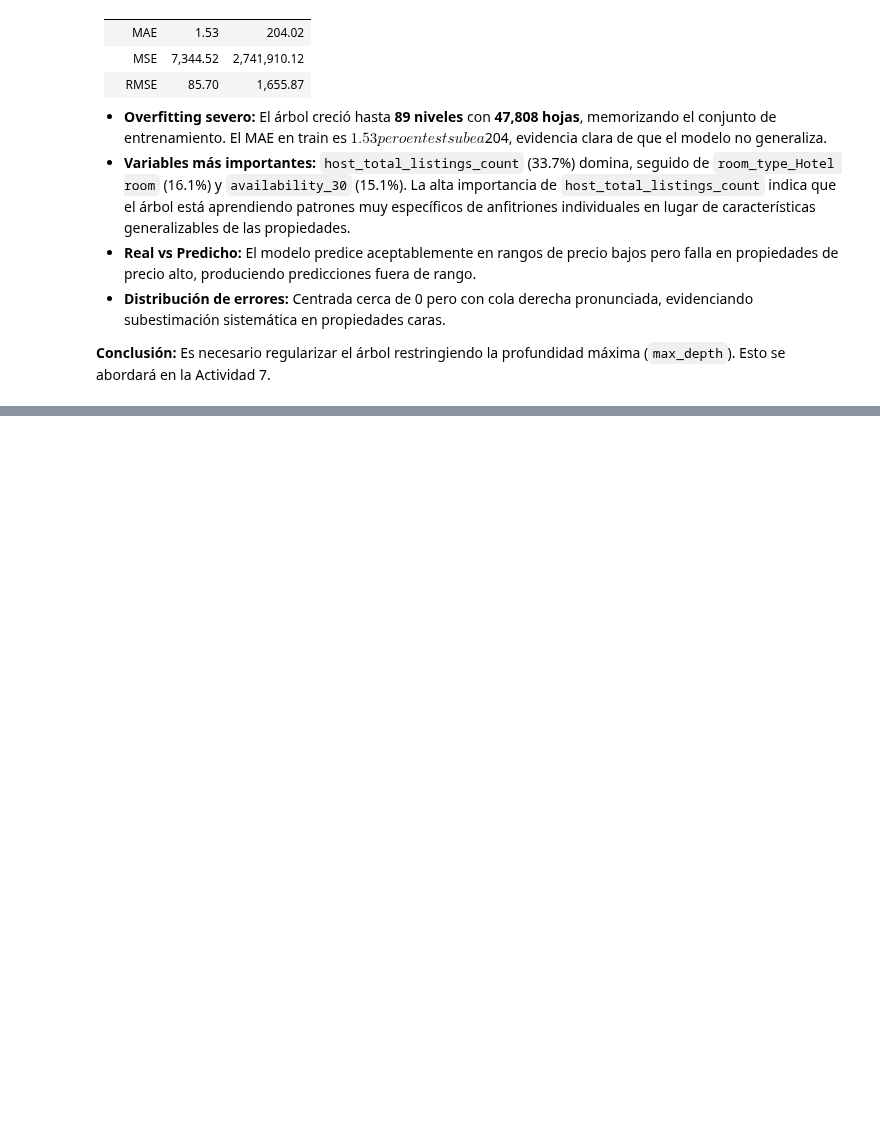
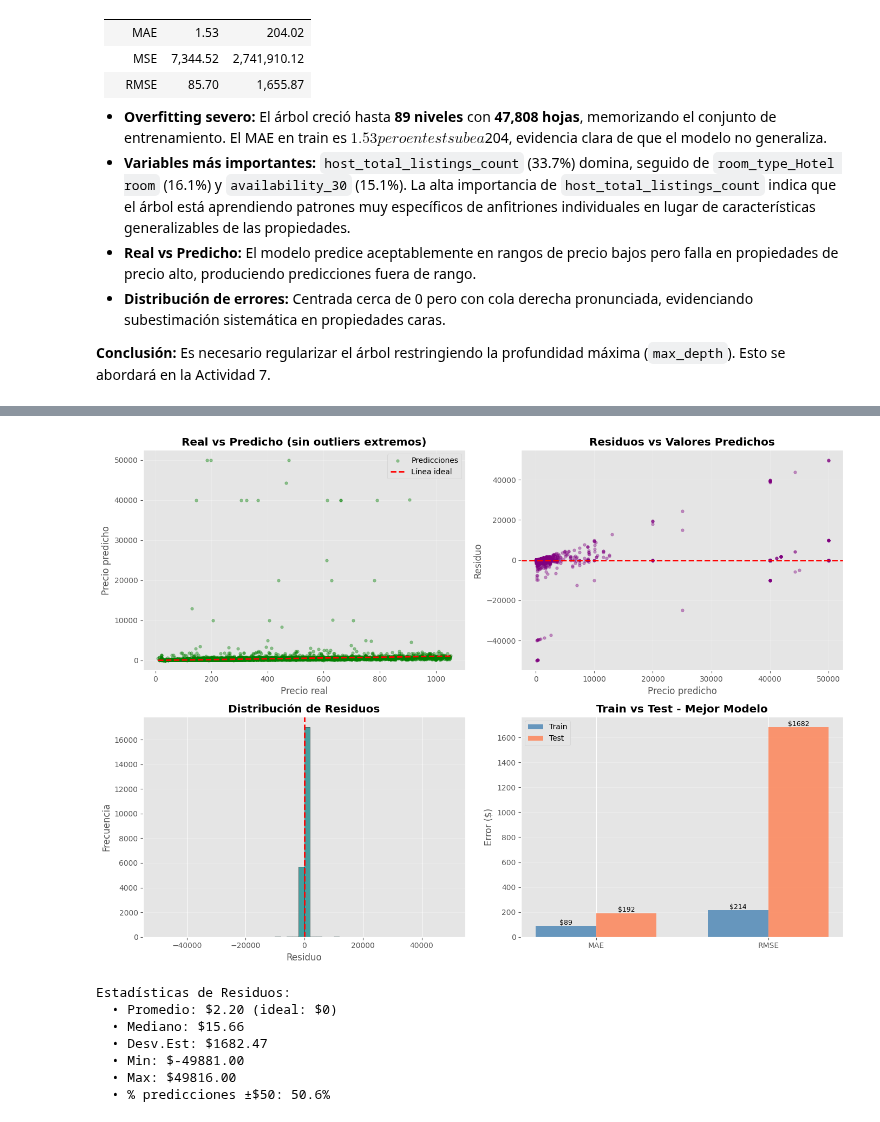
Before and after one commit to FerAHMz/lab4-md, a Jupyter notebook: lab4.ipynb, the cells around one changed output, grey strips where cells are left out. Saved outputs shown, nothing was run; the diff lists cells and outputs as text; code cells hidden in the pictures; blank space fills up the shorter version.

```diff
--- a/lab4.ipynb
+++ b/lab4.ipynb
@@ -751,0 +1199,79 @@ host_total_listings_count                 0.3373
+# %%
+### 7.4 Visualizaciones del Mejor Modelo
+
+fig, axes = plt.subplots(2, 2, figsize=(14, 10))
+
+# 1. Real vs Predicho
+p95_best = y_test.quantile(0.95)
+mask_viz = y_test <= p95_best
+
+axes[0, 0].scatter(y_test[mask_viz], yp_best_test[mask_viz],
+                   color='green', alpha=0.4, s=15, label='Predicciones')
+axes[0, 0].plot([y_test.min(), p95_best], [y_test.min(), p95_best], 'r--', lw=2, label='Línea ideal')
+axes[0, 0].set_title('Real vs Predicho (sin outliers extremos)', fontweight='bold')
+axes[0, 0].set_xlabel('Precio real')
+axes[0, 0].set_ylabel('Precio predicho')
+axes[0, 0].legend()
+axes[0, 0].grid(alpha=0.3)
+
+# 2. Residuos vs Predichos
+residuos_best = yp_best_test - y_test.values
+
+axes[0, 1].scatter(yp_best_test, residuos_best, color='purple', alpha=0.4, s=15)
+axes[0, 1].axhline(y=0, color='red', linestyle='--', linewidth=2)
+axes[0, 1].set_title('Residuos vs Valores Predichos', fontweight='bold')
+axes[0, 1].set_xlabel('Precio predicho')
+axes[0, 1].set_ylabel('Residuo')
+axes[0, 1].grid(alpha=0.3)
+
+# 3. Distribución de residuos
+axes[1, 0].hist(residuos_best, bins=50, color='teal', edgecolor='black', alpha=0.7)
+axes[1, 0].axvline(x=0, color='red', linestyle='--', linewidth=2)
+axes[1, 0].set_title('Distribución de Residuos', fontweight='bold')
+axes[1, 0].set_xlabel('Residuo')
+axes[1, 0].set_ylabel('Frecuencia')
+axes[1, 0].grid(alpha=0.3, axis='y')
+
+# 4. Comparación Train vs Test
+metrics_names = ['MAE', 'RMSE']
+train_vals = [mae_best_train, rmse_best_train]
+test_vals = [mae_best_test, rmse_best_test]
+
+x_pos = np.arange(len(metrics_names))
+width = 0.35
+
+axes[1, 1].bar(x_pos - width/2, train_vals, width, label='Train', color='steelblue', alpha=0.8)
+axes[1, 1].bar(x_pos + width/2, test_vals, width, label='Test', color='coral', alpha=0.8)
+axes[1, 1].set_title('Train vs Test - Mejor Modelo', fontweight='bold')
+axes[1, 1].set_ylabel('Error ($)')
+axes[1, 1].set_xticks(x_pos)
+axes[1, 1].set_xticklabels(metrics_names)
+axes[1, 1].legend()
+axes[1, 1].grid(alpha=0.3, axis='y')
+
+# Agregar valores en las barras
+for i, (tr, te) in enumerate(zip(train_vals, test_vals)):
+    axes[1, 1].text(i - width/2, tr + 10, f'${tr:.0f}', ha='center', fontsize=9)
+    axes[1, 1].text(i + width/2, te + 10, f'${te:.0f}', ha='center', fontsize=9)
+
+plt.tight_layout()
+plt.show()
+
+# Estadísticas de residuos
+print('Estadísticas de Residuos:')
+print(f'  • Promedio: ${residuos_best.mean():.2f} (ideal: $0)')
+print(f'  • Mediano: ${np.median(residuos_best):.2f}')
+print(f'  • Desv.Est: ${residuos_best.std():.2f}')
+print(f'  • Min: ${residuos_best.min():.2f}')
+print(f'  • Max: ${residuos_best.max():.2f}')
+print(f'  • % predicciones ±$50: {100*(np.abs(residuos_best)<=50).sum()/len(residuos_best):.1f}%')
+print()
+# %% [output]
+[figure, added]
+Estadísticas de Residuos:
+  • Promedio: $2.20 (ideal: $0)
+  • Mediano: $15.66
+  • Desv.Est: $1682.47
+  • Min: $-49881.00
+  • Max: $49816.00
+  • % predicciones ±$50: 50.6%
```
Also changed, not shown: parts of 22 cells of this notebook.
